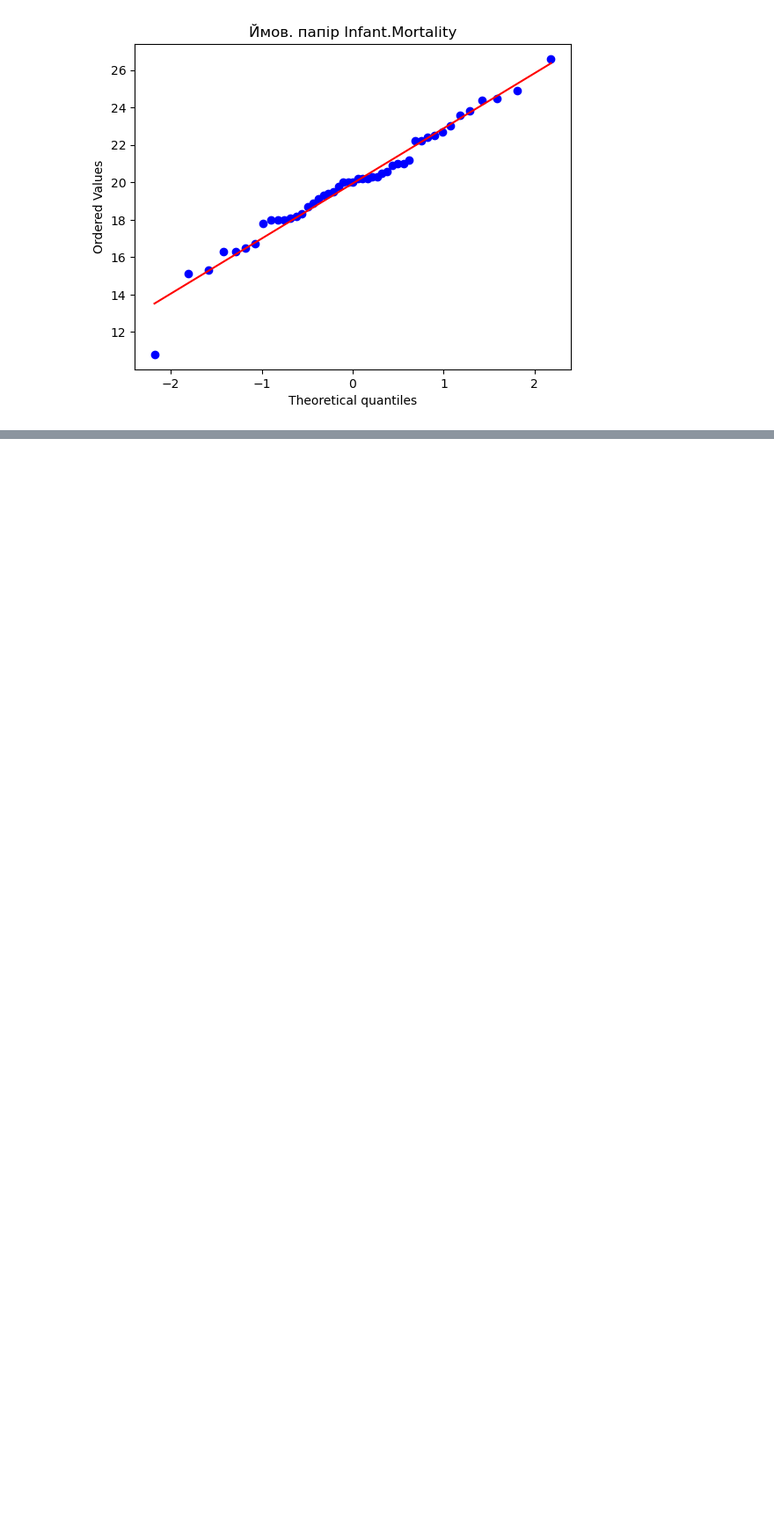
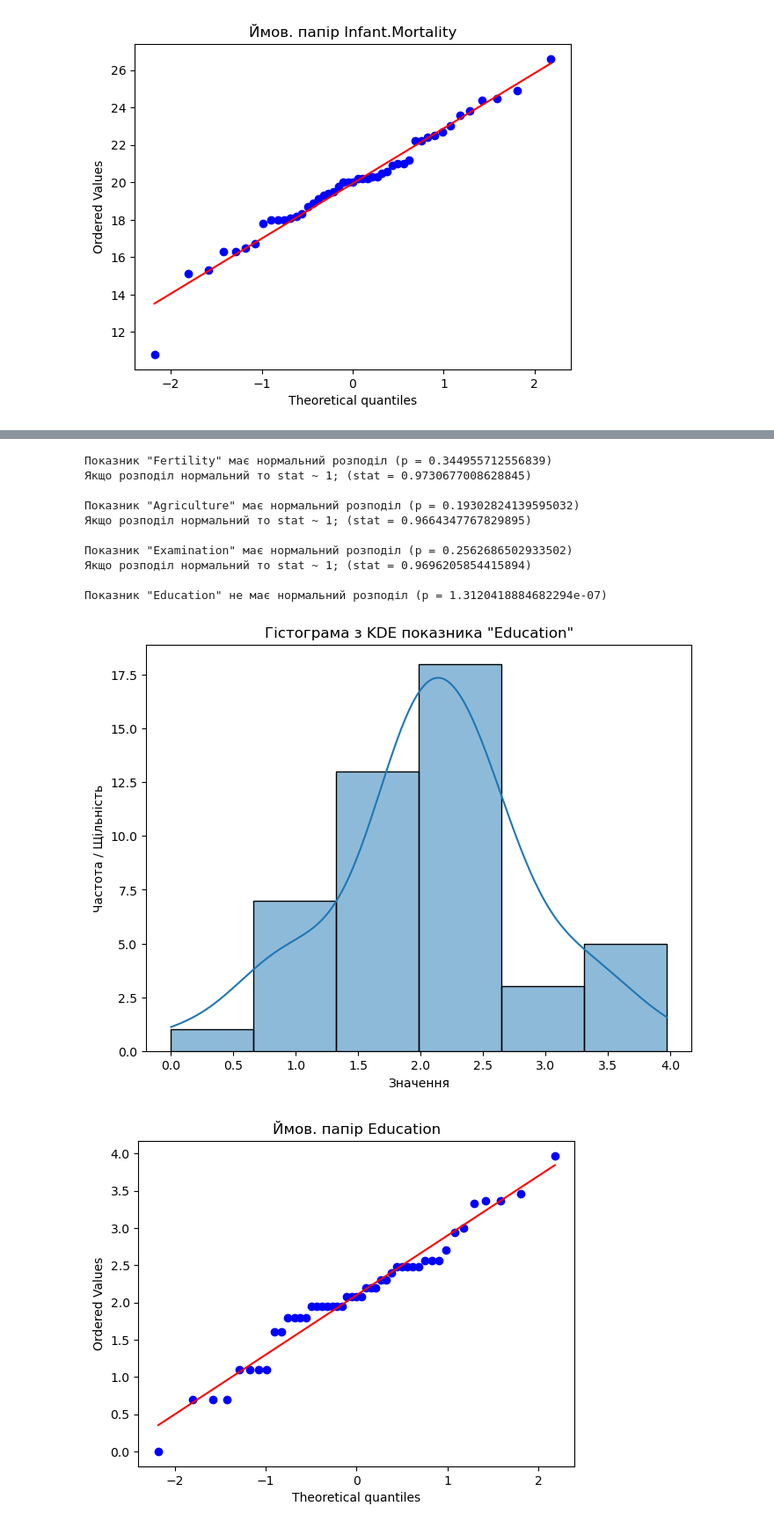
Before and after one commit to MarkKlep/statistical-analysis, a Jupyter notebook: Untitled.ipynb, the cells around one changed output, grey strips where cells are left out. Shown at 88% size. Saved outputs shown, nothing was run; the diff lists cells and outputs as text; code cells hidden in the pictures; blank space fills up the shorter version.

```diff
--- a/Untitled.ipynb
+++ b/Untitled.ipynb
@@ -238,0 +281,54 @@ for column in numeric_columns:
+# %%
+from scipy.stats import shapiro
+
+numeric_columns = swiss_df.columns[1:]
+alpha = 0.05
+
+for column in numeric_columns:
+    data = _swiss_df[column]
+    stat, p = shapiro(data) #кортеж
+
+
+    if p > alpha:
+        print(f'Показник "{column}" має нормальний розподіл (p = {p})')
+        print(f'Якщо розподіл нормальний то stat ~ 1; (stat = {stat})')
+        print()
+    else:
+        print(f'Показник "{column}" не має нормальний розподіл (p = {p})')
+
+        # Логарифмуємо дані
+        logged_data = np.log(data)
+
+        plt.figure(figsize=(8, 6))
+        sns.histplot(logged_data, bins=M, kde=True)
+        plt.title(f'Гістограма з KDE показника "{column}"')
+        plt.xlabel('Значення')
+        plt.ylabel('Частота / Щільність')
+        plt.show()
+
+        stats.probplot(logged_data, dist=stats.norm, plot=plt)
+        plt.title(f'Ймов. папір {column}')
+        plt.show()
+
+        # Повторно перевіряємо розподіл логарифмованих даних
+        stat, p = shapiro(logged_data)
+
+        if p > alpha:
+            print(f'Після логарифмування, показник "{column}" має нормальний розподіл (p = {p})')
+            print()
+        else:
+            print(f'Після логарифмування, показник "{column}" не має нормальний розподіл (p = {p})')
+            print()
+# %% [output]
+Показник "Fertility" має нормальний розподіл (p = 0.344955712556839)
+Якщо розподіл нормальний то stat ~ 1; (stat = 0.9730677008628845)
+
+Показник "Agriculture" має нормальний розподіл (p = 0.19302824139595032)
+Якщо розподіл нормальний то stat ~ 1; (stat = 0.9664347767829895)
+
+Показник "Examination" має нормальний розподіл (p = 0.2562686502933502)
+Якщо розподіл нормальний то stat ~ 1; (stat = 0.9696205854415894)
+
+Показник "Education" не має нормальний розподіл (p = 1.3120418884682294e-07)
+[figure, added]
+[figure, added]
```
Also changed, not shown: parts of 15 cells of this notebook.
